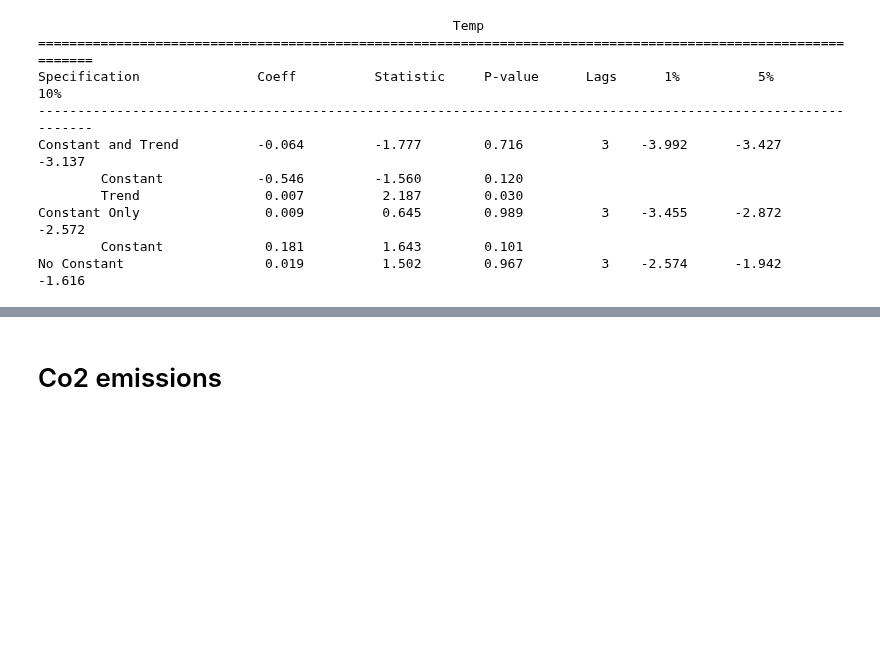
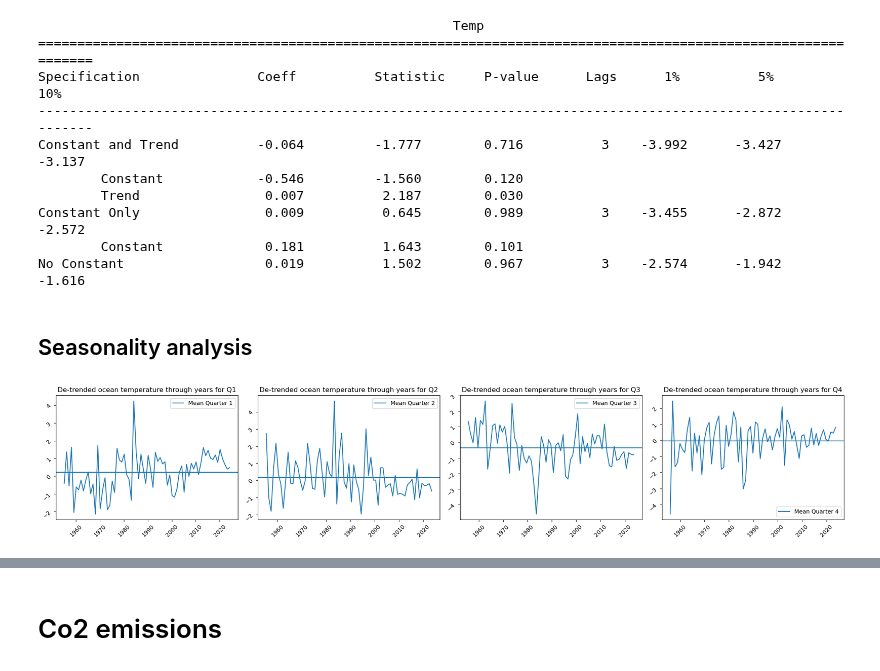
Before and after one commit to jessegrabowski/laos-climate-change, a Jupyter notebook: notebooks/Time_series_analysis.ipynb, the cells around one changed output, grey strips where cells are left out. Saved outputs shown, nothing was run; the diff lists cells and outputs as text; code cells hidden in the pictures; blank space fills up the shorter version.

Commit message:
adding seasonality analysis

```diff
--- a/notebooks/Time_series_analysis.ipynb
+++ b/notebooks/Time_series_analysis.ipynb
@@ -160,3 +161,27 @@ Constant and Trend          -0.064         -1.777        0.716          3    -3.
 Constant Only                0.009          0.645        0.989          3    -3.455      -2.872     -2.572
         Constant             0.181          1.643        0.101
 No Constant                  0.019          1.502        0.967          3    -2.574      -1.942     -1.616
+# %% [markdown]
+## Seasonality analysis
+# %%
+#Obtain de-trended
+detrended_ocean_temp = time_series["Temp"] - trend_ocean_temp
+# %%
+#Obtain the month
+detrended_ocean_temp= detrended_ocean_temp.reset_index().rename(columns = {0 : "Ocean_temperature"})
+detrended_ocean_temp["Quarter"] = detrended_ocean_temp["Date"].dt.quarter
+detrended_ocean_temp = detrended_ocean_temp.set_index("Date")
+# %%
+figure, axis = plt.subplots(1, 4, figsize=(20, 4))
+
+for x in [1,2,3,4]:
+    axis[x-1].plot(detrended_ocean_temp.query('Quarter == @x')["Ocean_temperature"]  )
+    axis[x-1].tick_params(labelrotation=45)
+    axis[x-1].axhline(y = detrended_ocean_temp.query('Quarter == @x')["Ocean_temperature"].mean(), label = f"Mean Quarter {x}")
+    axis[x-1].set_title( "De-trended ocean temperature through years for Q" + str(x) )
+    axis[x-1].legend()
+
+plt.legend()
+plt.tight_layout()
+# %% [output]
+[figure, added]
```
Also changed, not shown: parts of 12 cells of this notebook.
